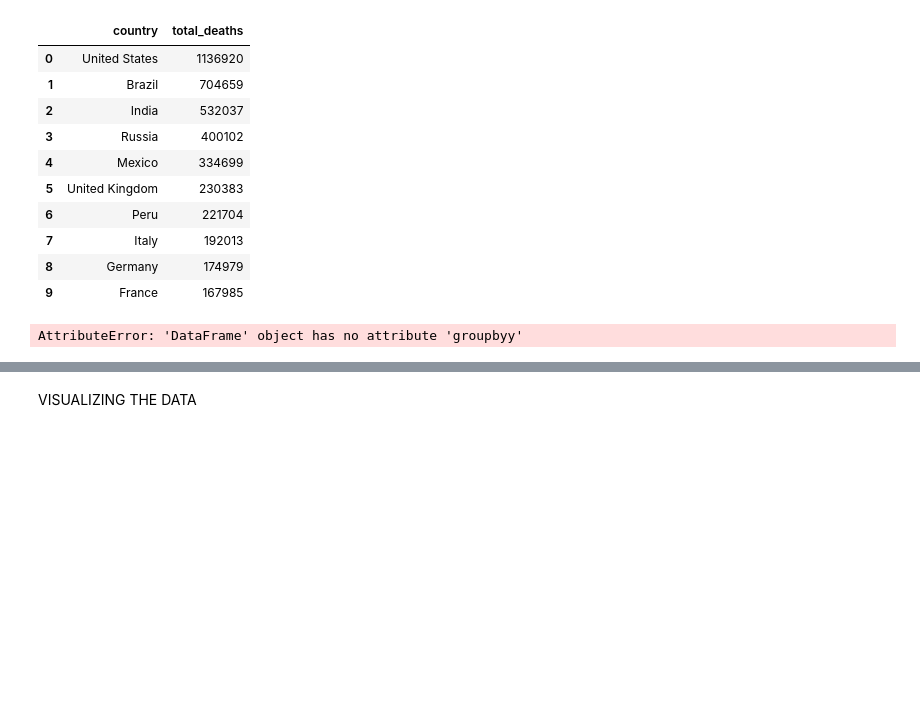
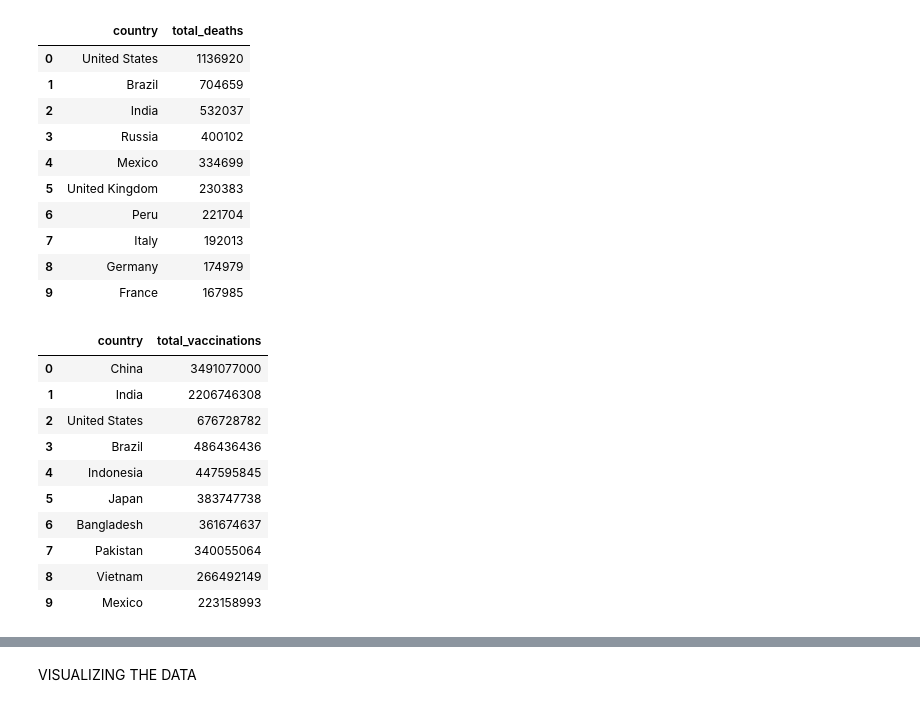
Before and after one commit to Abdullahi-Nur-Hersi/PortfolioProjects, a Jupyter notebook: covid19 data analysis project.ipynb, the cells around one changed output, grey strips where cells are left out. Drawn from its saved outputs; the diff is of its cells as text; code cells hidden in the pictures; blank space fills up the shorter version.

```diff
--- a/covid19 data analysis project.ipynb
+++ b/covid19 data analysis project.ipynb
@@ -558,12 +558,22 @@ deaths_per_year
 # %%
 tot_vaccination = df[df['continent'].notna()][['country', 'year', 'total_vaccinations']]
 
 # Calculate deaths per country
-tot_vaccination = tot_vaccination.groupbyy('country')['total_vaccinations'].max()
+tot_vaccination = tot_vaccination.groupby('country')['total_vaccinations'].max()
 tot_vacc = (tot_vaccination.nlargest(10).to_frame()).reset_index()
 tot_vacc
 # %% [output]
-AttributeError: 'DataFrame' object has no attribute 'groupbyy'
+|  | country | total_vaccinations |
+| 0 | China | 3491077000 |
+| 1 | India | 2206746308 |
+| 2 | United States | 676728782 |
+| 3 | Brazil | 486436436 |
+| 4 | Indonesia | 447595845 |
+| 5 | Japan | 383747738 |
+| 6 | Bangladesh | 361674637 |
+| 7 | Pakistan | 340055064 |
+| 8 | Vietnam | 266492149 |
+| 9 | Mexico | 223158993 |
 # %%
 
 # Filter the data
```
Also changed, not shown: parts of 6 cells of this notebook.
